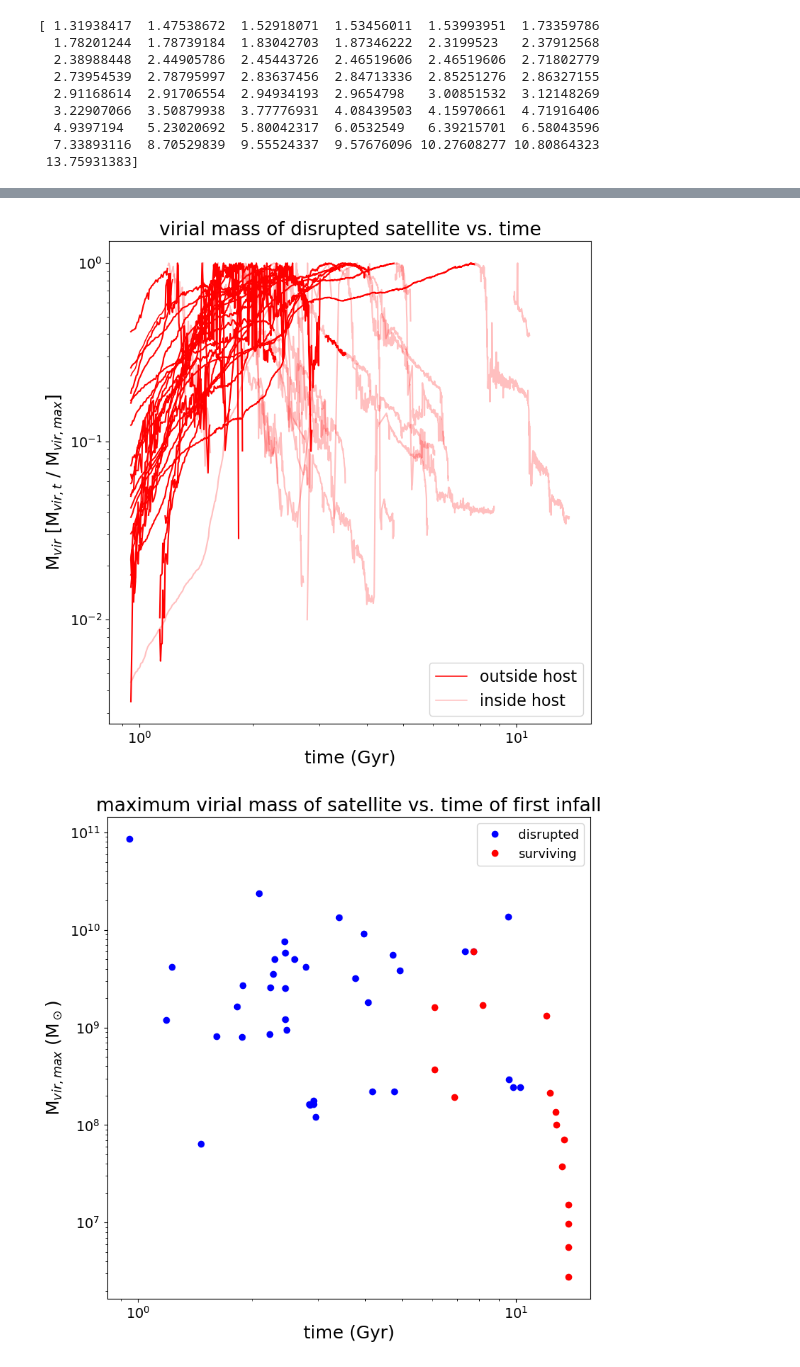
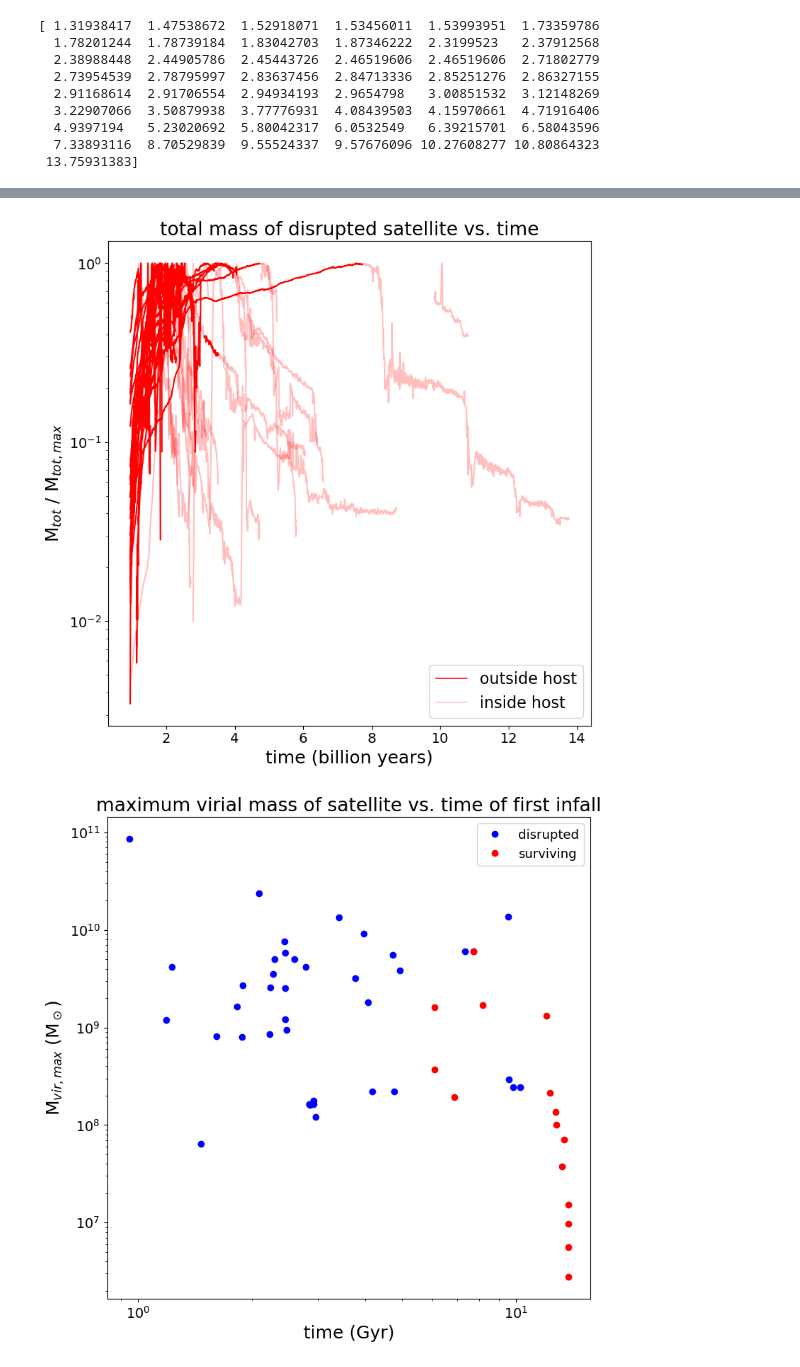
Before and after one commit to nguyenbinh1612/STScI_Summer2022, a Jupyter notebook: halos_disrupted.ipynb, the cells around one changed output, grey strips where cells are left out. Saved outputs shown, nothing was run; the diff lists cells and outputs as text; code cells hidden in the pictures.

```diff
--- a/halos_disrupted.ipynb
+++ b/halos_disrupted.ipynb
@@ -290,36 +290,36 @@ plt.savefig('plots/disrupted_sat_mvir_over_time.png')
 # %%
 """SIMPLIFIED version of previous plot, for SASP 2022."""
 
 fig, ax = plt.subplots(figsize=(8,8))
 
 for i in range(np.size(all_sat_t)):
     radius_ratio = all_sat_r[i] / all_host_rvir[i]
     in_rvir = radius_ratio <= 1
     out_rvir = radius_ratio > 1
     if i == 0:
         plt.plot(all_sat_t[i], np.ma.masked_where(in_rvir, all_sat_mvir_ratio[i]), \
                  c='red', alpha=1, linewidth=1.1, label='outside host')
         plt.plot(all_sat_t[i], np.ma.masked_where(out_rvir, all_sat_mvir_ratio[i]), \
                  c='red', alpha=0.25, linewidth=1.1, label='inside host')
     else:
         plt.plot(all_sat_t[i], np.ma.masked_where(in_rvir, all_sat_mvir_ratio[i]), \
              c='red', alpha=1)
         plt.plot(all_sat_t[i], np.ma.masked_where(out_rvir, all_sat_mvir_ratio[i]), \
              c='red', alpha=0.25)
 
 plt.legend(loc='lower right', prop={'size': 16}, ncol=1)
-plt.title('virial mass of disrupted satellite vs. time', fontsize=19)
-plt.xlabel('time (Gyr)', fontsize=18)
+plt.title('total mass of disrupted satellite vs. time', fontsize=19)
+plt.xlabel('time (billion years)', fontsize=18)
 plt.xticks(fontsize=14)
-plt.ylabel('M$_{vir}$ [M$_{vir,t}$ / M$_{vir,max}$]', fontsize=18)
+plt.ylabel('M$_{tot}$ / M$_{tot,max}$', fontsize=18)
 plt.yticks(fontsize=14)
-plt.xscale('log')
+#plt.xscale('log')
 plt.yscale('log')
 plt.tight_layout()
 plt.style.use('default')
 plt.savefig('plots/disrupted_sat_mvir_over_time_simp.png')
 # %% [output]
-[figure, old version]
+[figure, new version]
 # %%
 """
 Next, we investigate if any of the satellites have their peak Mvir
```
Also changed, not shown: parts of 9 cells of this notebook, 14 other files.
